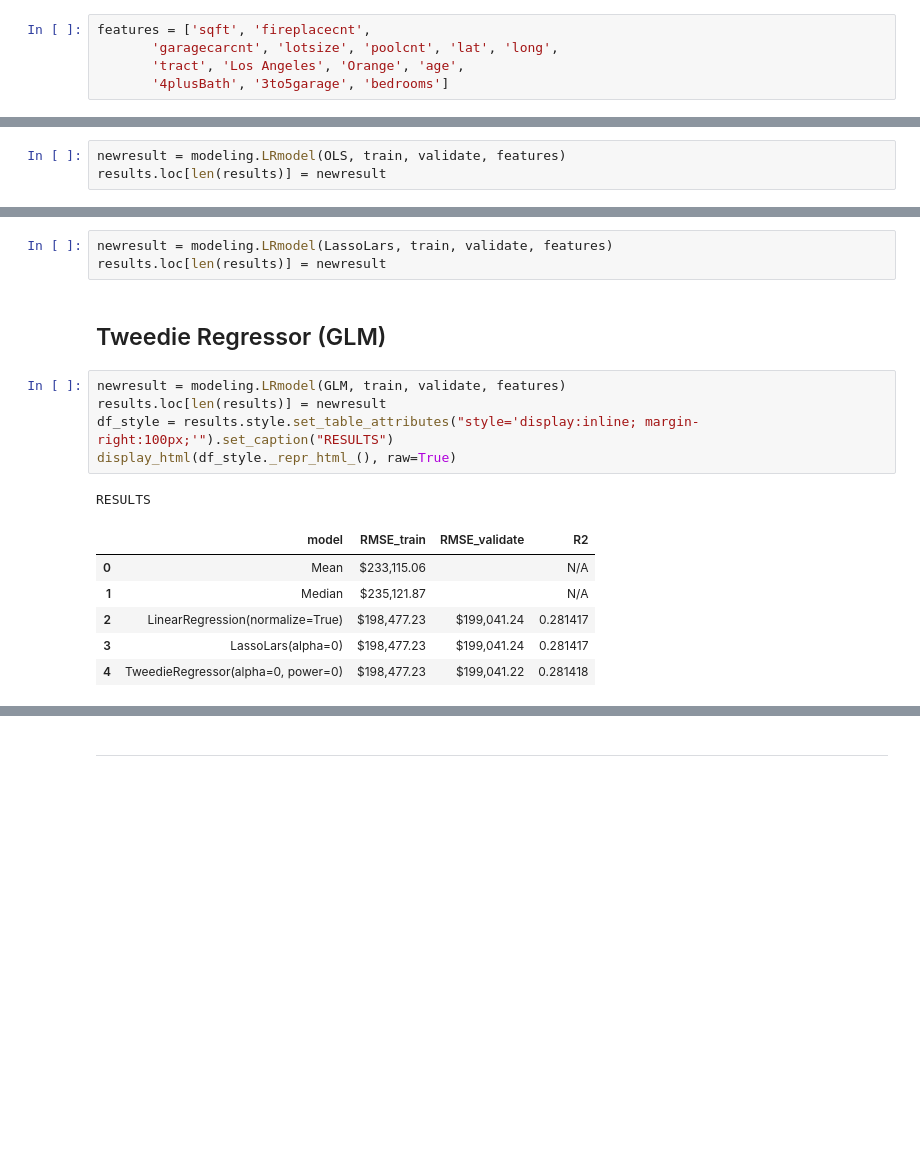
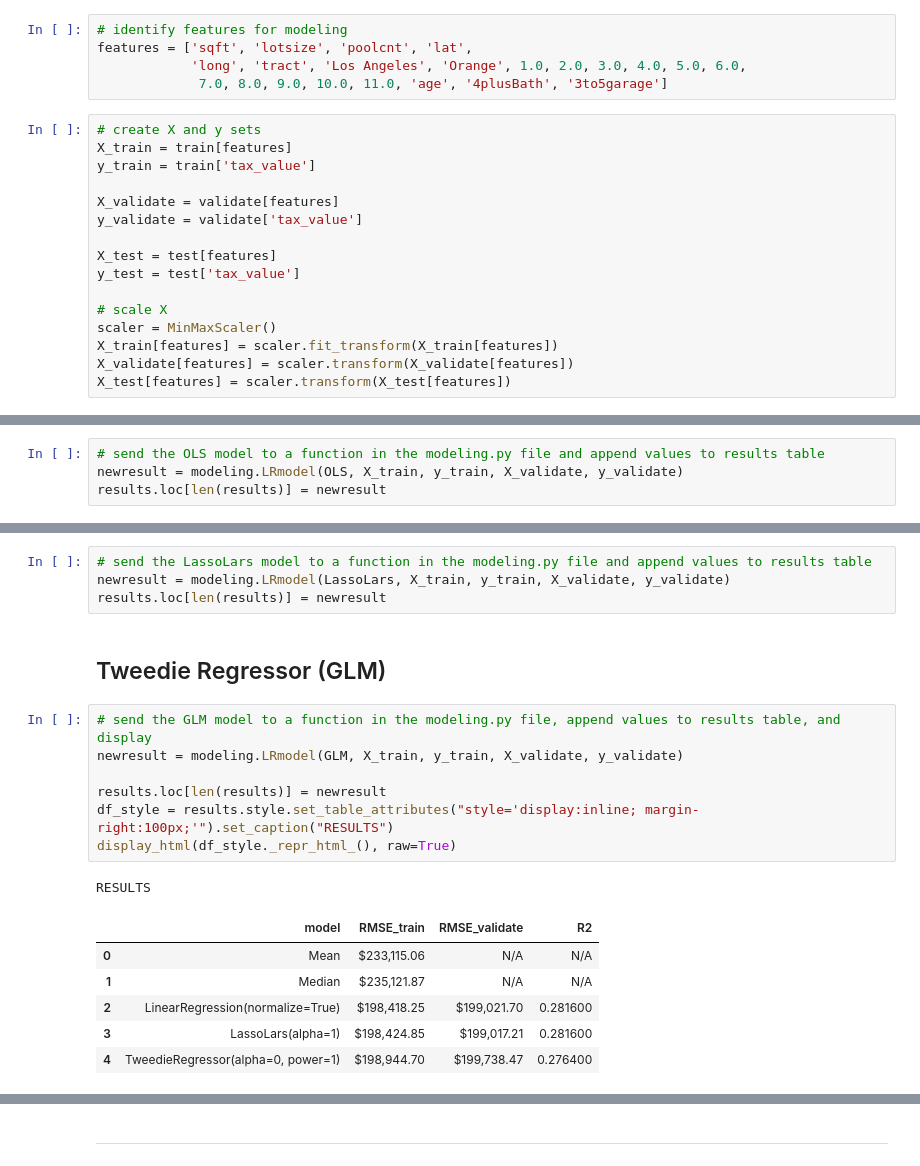
Before and after one commit to DanChurchill/regression_project_zillow, a Jupyter notebook: final_report.ipynb, the cells around one changed output, grey strips where cells are left out. Saved outputs shown, nothing was run; the diff lists cells and outputs as text; blank space fills up the shorter version.

```diff
--- a/final_report.ipynb
+++ b/final_report.ipynb
@@ -180,33 +192,53 @@ Using the Mean, the baseline RMSE will be $XXX,XXX
 # %%
-features = ['sqft', 'fireplacecnt',
-       'garagecarcnt', 'lotsize', 'poolcnt', 'lat', 'long',
-       'tract', 'Los Angeles', 'Orange', 'age',
-       '4plusBath', '3to5garage', 'bedrooms']
+# identify features for modeling
+features = ['sqft', 'lotsize', 'poolcnt', 'lat',
+            'long', 'tract', 'Los Angeles', 'Orange', 1.0, 2.0, 3.0, 4.0, 5.0, 6.0,
+             7.0, 8.0, 9.0, 10.0, 11.0, 'age', '4plusBath', '3to5garage']
+# %%
+# create X and y sets
+X_train = train[features]
+y_train = train['tax_value']
+
+X_validate = validate[features]
+y_validate = validate['tax_value']
+
+X_test = test[features]
+y_test = test['tax_value']
+
+# scale X
+scaler = MinMaxScaler()
+X_train[features] = scaler.fit_transform(X_train[features])
+X_validate[features] = scaler.transform(X_validate[features])
+X_test[features] = scaler.transform(X_test[features])
 # %% [markdown]
 ## Linear Regression (OLS)
 # %%
-newresult = modeling.LRmodel(OLS, train, validate, features)
+# send the OLS model to a function in the modeling.py file and append values to results table
+newresult = modeling.LRmodel(OLS, X_train, y_train, X_validate, y_validate)
 results.loc[len(results)] = newresult
 # %% [markdown]
 ## LassoLars
 # %%
-newresult = modeling.LRmodel(LassoLars, train, validate, features)
+# send the LassoLars model to a function in the modeling.py file and append values to results table
+newresult = modeling.LRmodel(LassoLars, X_train, y_train, X_validate, y_validate)
 results.loc[len(results)] = newresult
 # %% [markdown]
 ## Tweedie Regressor (GLM)
 # %%
-newresult = modeling.LRmodel(GLM, train, validate, features)
+# send the GLM model to a function in the modeling.py file, append values to results table, and display
+newresult = modeling.LRmodel(GLM, X_train, y_train, X_validate, y_validate)
+
 results.loc[len(results)] = newresult
 df_style = results.style.set_table_attributes("style='display:inline; margin-right:100px;'").set_caption("RESULTS")
 display_html(df_style._repr_html_(), raw=True)
 # %% [output]
 RESULTS
 |  | model | RMSE_train | RMSE_validate | R2 |
-| 0 | Mean | $233,115.06 |  | N/A |
-| 1 | Median | $235,121.87 |  | N/A |
-| 2 | LinearRegression(normalize=True) | $198,477.23 | $199,041.24 | 0.281417 |
-| 3 | LassoLars(alpha=0) | $198,477.23 | $199,041.24 | 0.281417 |
-| 4 | TweedieRegressor(alpha=0, power=0) | $198,477.23 | $199,041.22 | 0.281418 |
+| 0 | Mean | $233,115.06 | N/A | N/A |
+| 1 | Median | $235,121.87 | N/A | N/A |
+| 2 | LinearRegression(normalize=True) | $198,418.25 | $199,021.70 | 0.281600 |
+| 3 | LassoLars(alpha=1) | $198,424.85 | $199,017.21 | 0.281600 |
+| 4 | TweedieRegressor(alpha=0, power=1) | $198,944.70 | $199,738.47 | 0.276400 |
 # %% [markdown]
 <div class="alert alert-block alert-warning"><b><font size="+1">
 
```
Also changed, not shown: parts of 15 cells of this notebook, 4 other files.
